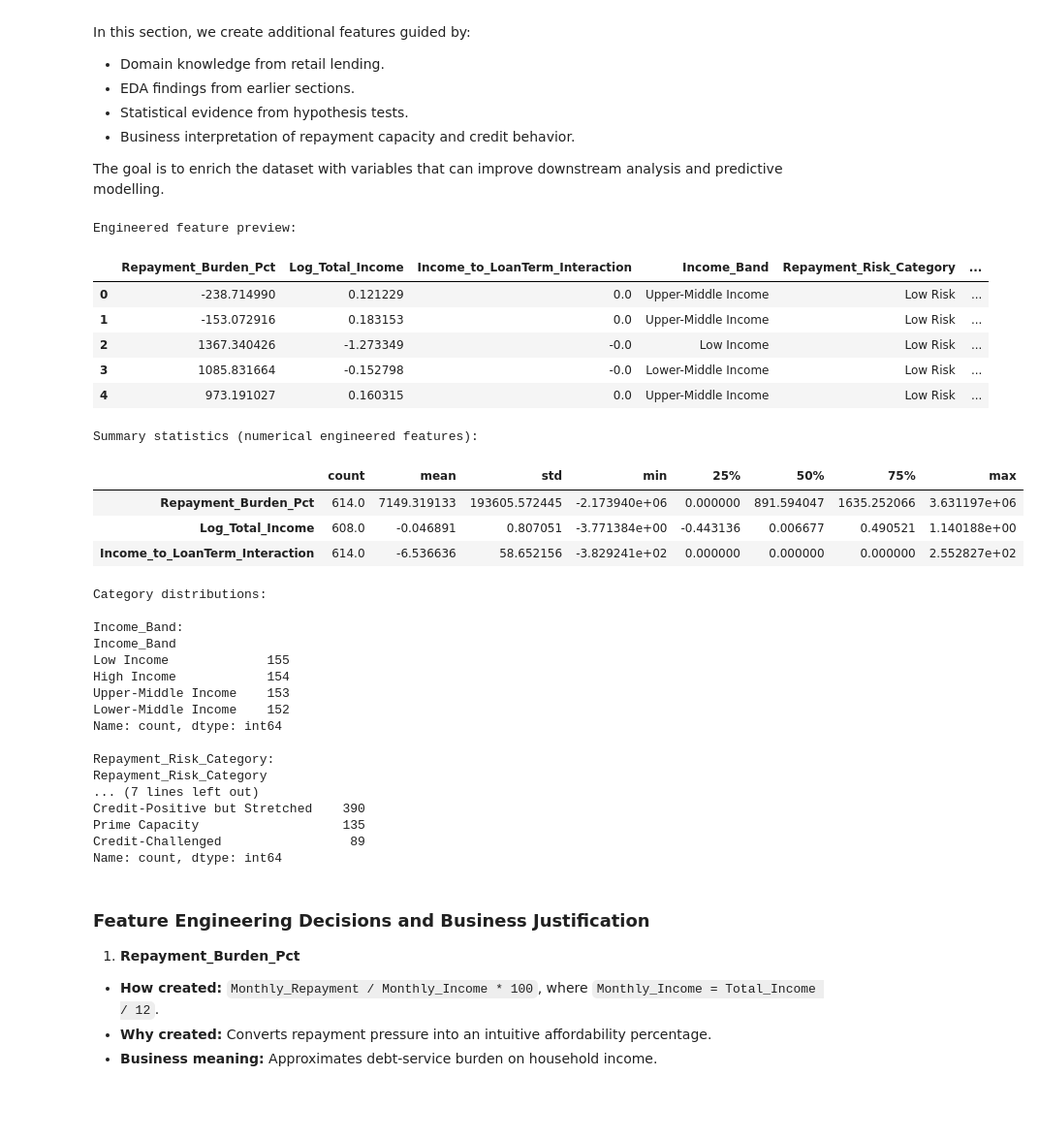
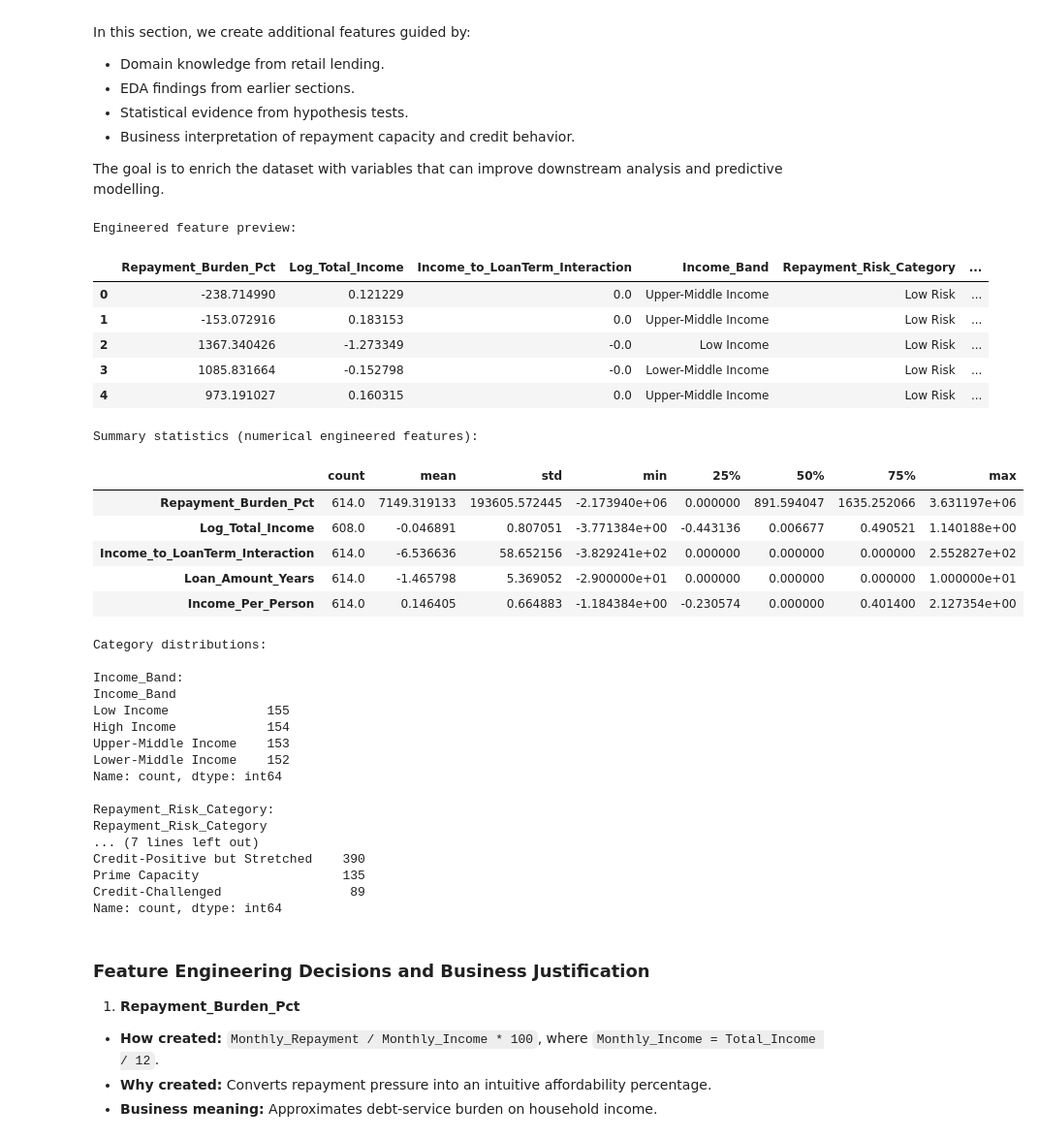
Before and after one commit to Ayden-DEMANOU/Loan-Eligibility-Preprocessing, a Jupyter notebook: notebooks/advanced_eda_analysis_and_fe.ipynb, the cells around one changed output. Shown at 97% size. Cells and saved outputs as stored; diff of their text form; code cells hidden in the pictures; blank space fills up the shorter version.

```diff
--- a/notebooks/advanced_eda_analysis_and_fe.ipynb
+++ b/notebooks/advanced_eda_analysis_and_fe.ipynb
@@ -1037,6 +1069,15 @@ fe_df['Credit_Profile_Segment'] = np.where(
     )
 )
 
+# --- 7) Loan_Amount_Years (Numerical transformation) ---
+# Converts loan amount term from months to years for better interpretability.
+fe_df['Loan_Amount_Years'] = fe_df['Loan_Amount_Term'] / 12
+
+# --- 8) Income_Per_Person (Numerical transformation) ---
+# Estimates individual income assuming a standard household size.
+fe_df['Income_Per_Person'] = fe_df['Total_Income'] / (fe_df['Dependents'] + 1 + 1e-6)
+
+
 # Optional: persist engineered dataset for next modelling stage
 fe_df.to_csv('../data/processed/loan_prediction_feature_engineered.csv', index=False)
 
@@ -1044,35 +1085,40 @@ fe_df.to_csv('../data/processed/loan_prediction_feature_engineered.csv', index=F
 engineered_cols = [
     'Repayment_Burden_Pct',
     'Log_Total_Income',
     'Income_to_LoanTerm_Interaction',
     'Income_Band',
     'Repayment_Risk_Category',
-    'Credit_Profile_Segment'
+    'Credit_Profile_Segment',
+    'Loan_Amount_Years',
+    'Income_Per_Person'
+
 ]
 
 print('Engineered feature preview:')
 display(fe_df[engineered_cols].head())
 
 print('\nSummary statistics (numerical engineered features):')
-display(fe_df[['Repayment_Burden_Pct', 'Log_Total_Income', 'Income_to_LoanTerm_Interaction']].describe().T)
+display(fe_df[['Repayment_Burden_Pct', 'Log_Total_Income', 'Income_to_LoanTerm_Interaction', 'Loan_Amount_Years', 'Income_Per_Person']].describe().T)
 
 print('\nCategory distributions:')
 for c in ['Income_Band', 'Repayment_Risk_Category', 'Credit_Profile_Segment']:
     print(f"\n{c}:")
     print(fe_df[c].value_counts(dropna=False))
 # %% [output]
 Engineered feature preview:
 |  | Repayment_Burden_Pct | Log_Total_Income | Income_to_LoanTerm_Interaction | Income_Band | Repayment_Risk_Category | ... |
 | 0 | -238.714990 | 0.121229 | 0.0 | Upper-Middle Income | Low Risk | ... |
 | 1 | -153.072916 | 0.183153 | 0.0 | Upper-Middle Income | Low Risk | ... |
 | 2 | 1367.340426 | -1.273349 | -0.0 | Low Income | Low Risk | ... |
 | 3 | 1085.831664 | -0.152798 | -0.0 | Lower-Middle Income | Low Risk | ... |
 | 4 | 973.191027 | 0.160315 | 0.0 | Upper-Middle Income | Low Risk | ... |
 Summary statistics (numerical engineered features):
 |  | count | mean | std | min | 25% | 50% | 75% | max |
 | Repayment_Burden_Pct | 614.0 | 7149.319133 | 193605.572445 | -2.173940e+06 | 0.000000 | 891.594047 | 1635.252066 | 3.631197e+06 |
 | Log_Total_Income | 608.0 | -0.046891 | 0.807051 | -3.771384e+00 | -0.443136 | 0.006677 | 0.490521 | 1.140188e+00 |
 | Income_to_LoanTerm_Interaction | 614.0 | -6.536636 | 58.652156 | -3.829241e+02 | 0.000000 | 0.000000 | 0.000000 | 2.552827e+02 |
+| Loan_Amount_Years | 614.0 | -1.465798 | 5.369052 | -2.900000e+01 | 0.000000 | 0.000000 | 0.000000 | 1.000000e+01 |
+| Income_Per_Person | 614.0 | 0.146405 | 0.664883 | -1.184384e+00 | -0.230574 | 0.000000 | 0.401400 | 2.127354e+00 |
 Category distributions:
 
 Income_Band:
```
Also changed, not shown: parts of 10 cells of this notebook, 8 other files.
